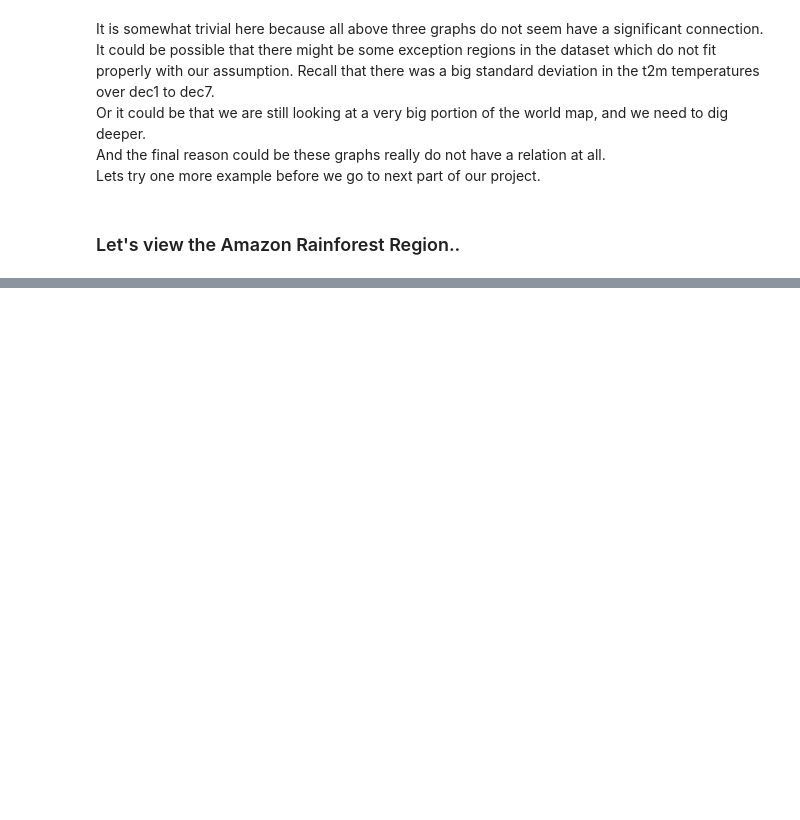
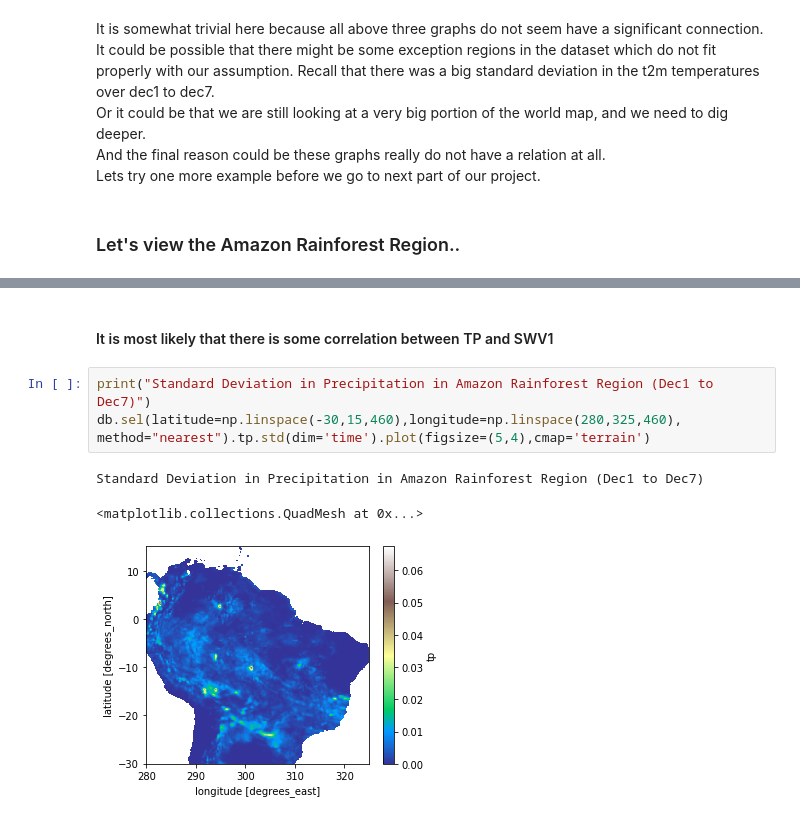
Before and after one commit to visvash/Climate-Informatics, a Jupyter notebook: Climate Informatics Project.ipynb, the cells around one changed output, grey strips where cells are left out. Saved outputs shown, nothing was run; the diff lists cells and outputs as text; blank space fills up the shorter version.

```diff
--- a/Climate Informatics Project.ipynb
+++ b/Climate Informatics Project.ipynb
@@ -355,0 +380,9 @@ Lets try one more example before we go to next part of our project.
+# %% [markdown]
+#### It is most likely that there is some correlation between TP and SWV1
+# %%
+print("Standard Deviation in Precipitation in Amazon Rainforest Region (Dec1 to Dec7)")
+db.sel(latitude=np.linspace(-30,15,460),longitude=np.linspace(280,325,460), method="nearest").tp.std(dim='time').plot(figsize=(5,4),cmap='terrain')
+# %% [output]
+Standard Deviation in Precipitation in Amazon Rainforest Region (Dec1 to Dec7)
+<matplotlib.collections.QuadMesh at 0x...>
+[figure, added]
```
Also changed, not shown: parts of 7 cells of this notebook.
